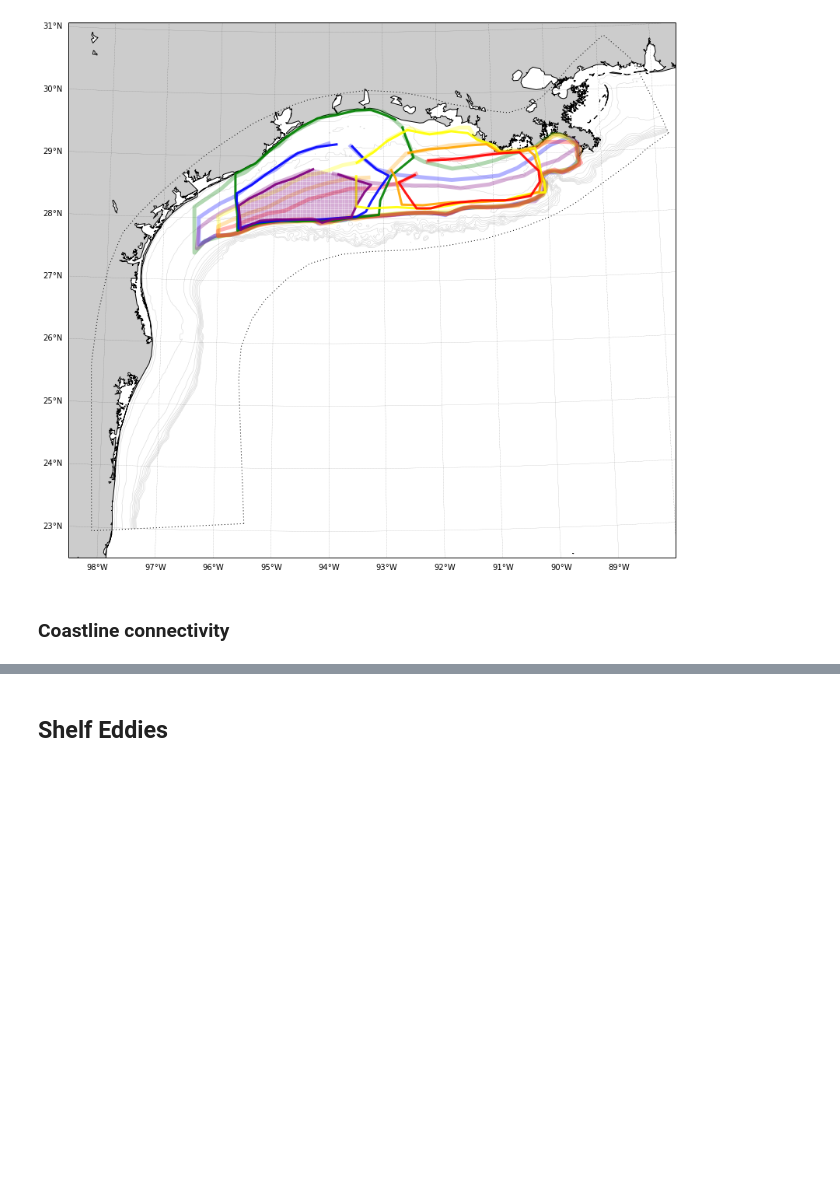
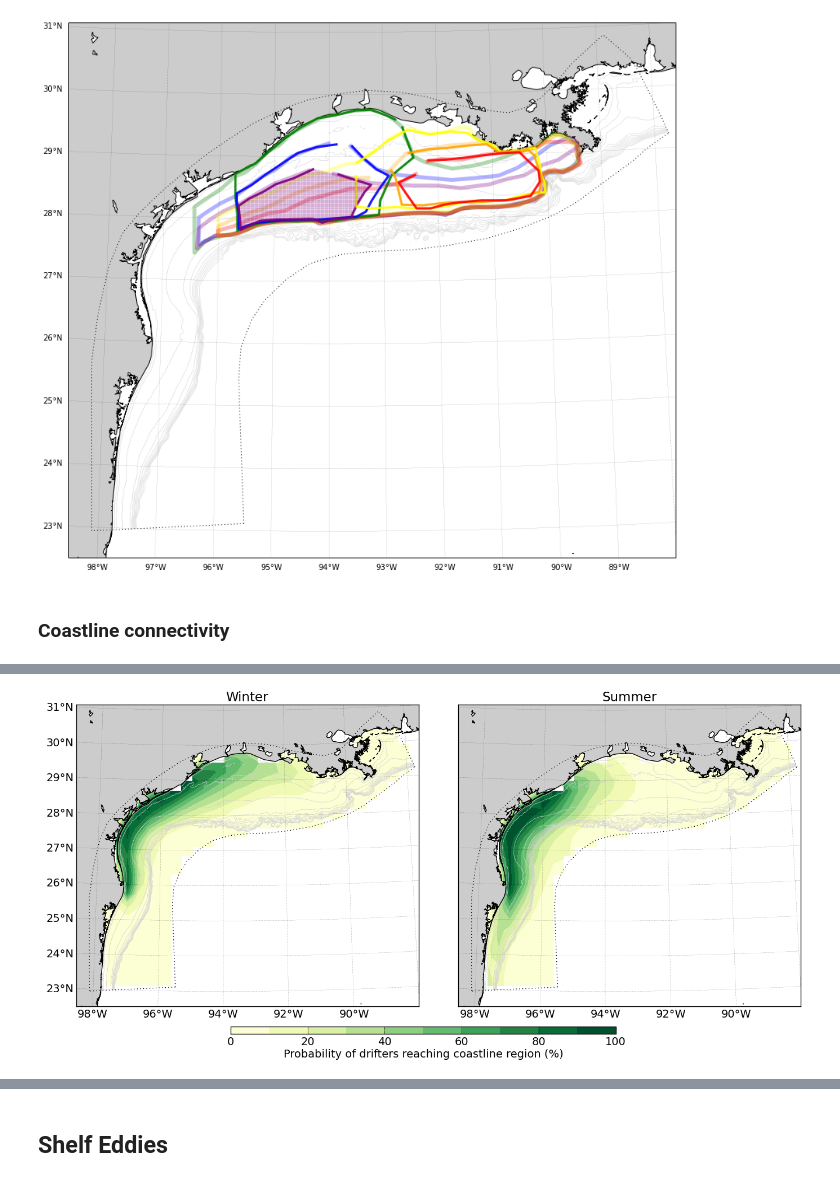
Before and after one commit to kthyng/shelf_transport, a Jupyter notebook: notebooks/Shelf transport and eddies.ipynb, the cells around one changed output, grey strips where cells are left out. Drawn from its saved outputs; the diff is of its cells as text; code cells hidden in the pictures; blank space fills up the shorter version.

```diff
--- a/notebooks/Shelf transport and eddies.ipynb
+++ b/notebooks/Shelf transport and eddies.ipynb
@@ -152,0 +165,4 @@ d.close()
+# %%
+Image('figures/coastSTXseasonal.png')
+# %% [output]
+[figure, added]
```
Also changed, not shown: parts of 4 cells of this notebook, 1 other file.
